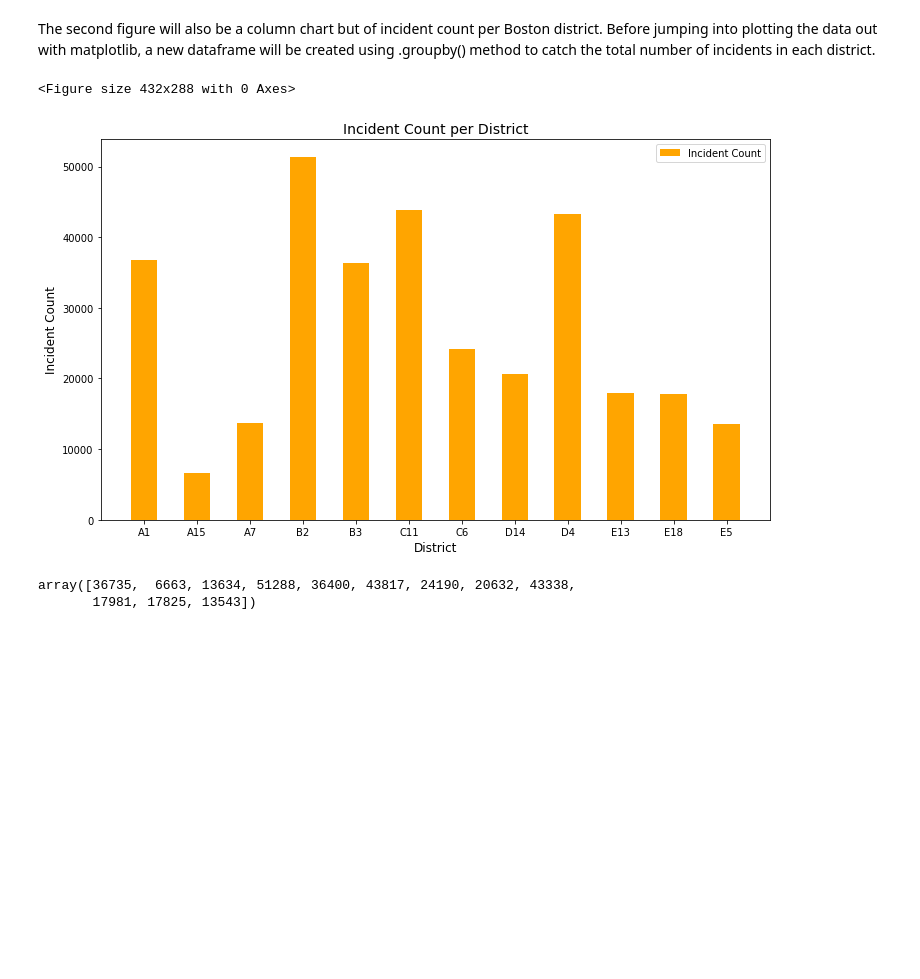
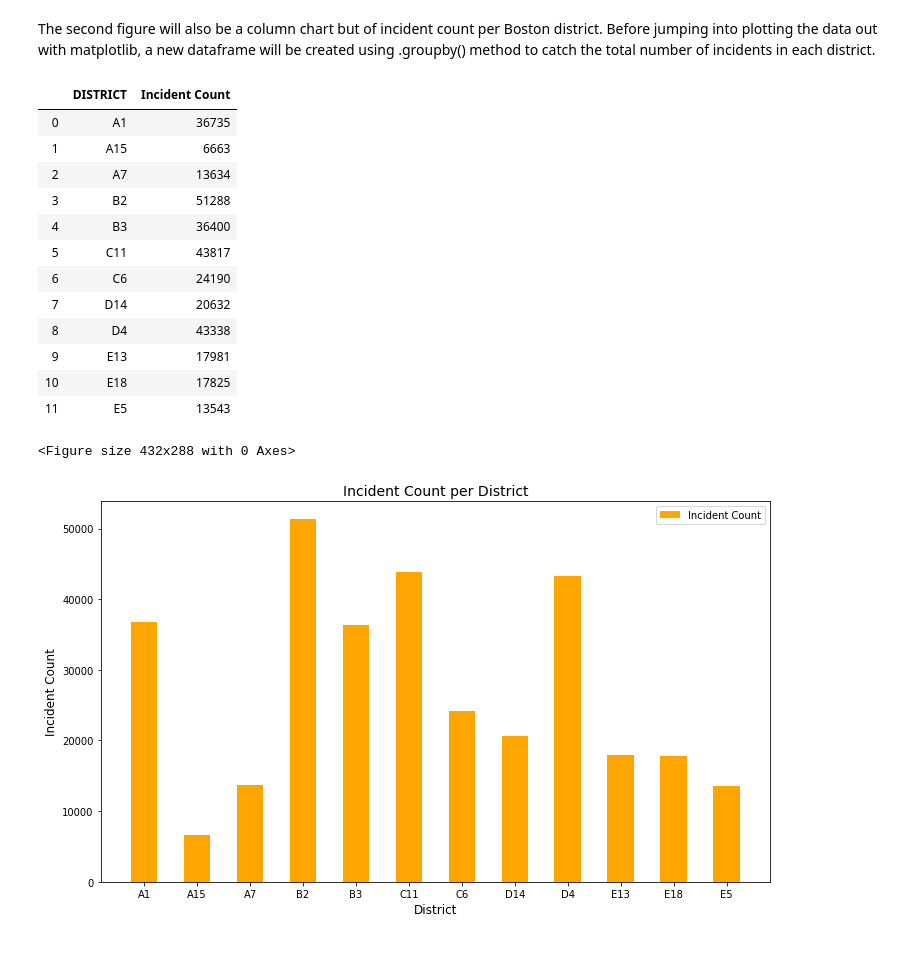
Before and after one commit to Prakhar-Saxena/INFO212-FinalProject, a Jupyter notebook: Final Project.ipynb, the cells around one changed output. Saved outputs shown, nothing was run; the diff lists cells and outputs as text; code cells hidden in the pictures; blank space fills up the shorter version.

```diff
--- a/Final Project.ipynb
+++ b/Final Project.ipynb
@@ -156,10 +168,26 @@ plt.show()
 <br>
 # %% [markdown]
 The second figure will also be a column chart but of incident count per Boston district. Before jumping into plotting the data out with matplotlib, a new dataframe will be created using .groupby() method to catch the total number of incidents in each district.
+# %%
+# Create a new dataframe with incident counts per district
+incident_count = crime_cln.groupby(['DISTRICT']).size().reset_index(name="Incident Count")
+
+incident_count
+# %% [output]
+|  | DISTRICT | Incident Count |
+| 0 | A1 | 36735 |
+| 1 | A15 | 6663 |
+| 2 | A7 | 13634 |
+| 3 | B2 | 51288 |
+| 4 | B3 | 36400 |
+| 5 | C11 | 43817 |
+| 6 | C6 | 24190 |
+| 7 | D14 | 20632 |
+| 8 | D4 | 43338 |
+| 9 | E13 | 17981 |
+| 10 | E18 | 17825 |
+| 11 | E5 | 13543 |
 # %%
-# Create a new dataframe with incident counts per district
-incident_count = crime_cln.groupby(['DISTRICT']).size().reset_index(name="Incident Count")
-
 # Plotting
 fig = plt.figure()
 ax = incident_count.plot.bar(x="DISTRICT", y="Incident Count", color="orange",figsize=(12,7))
@@ -172,8 +200,6 @@ plt.show()
 # %% [output]
 <Figure size 432x288 with 0 Axes>
 [figure]
-array([36735,  6663, 13634, 51288, 36400, 43817, 24190, 20632, 43338,
-       17981, 17825, 13543])
 # %% [markdown]
 <br>
 # %% [markdown]
```
Also changed, not shown: parts of 6 cells of this notebook.
